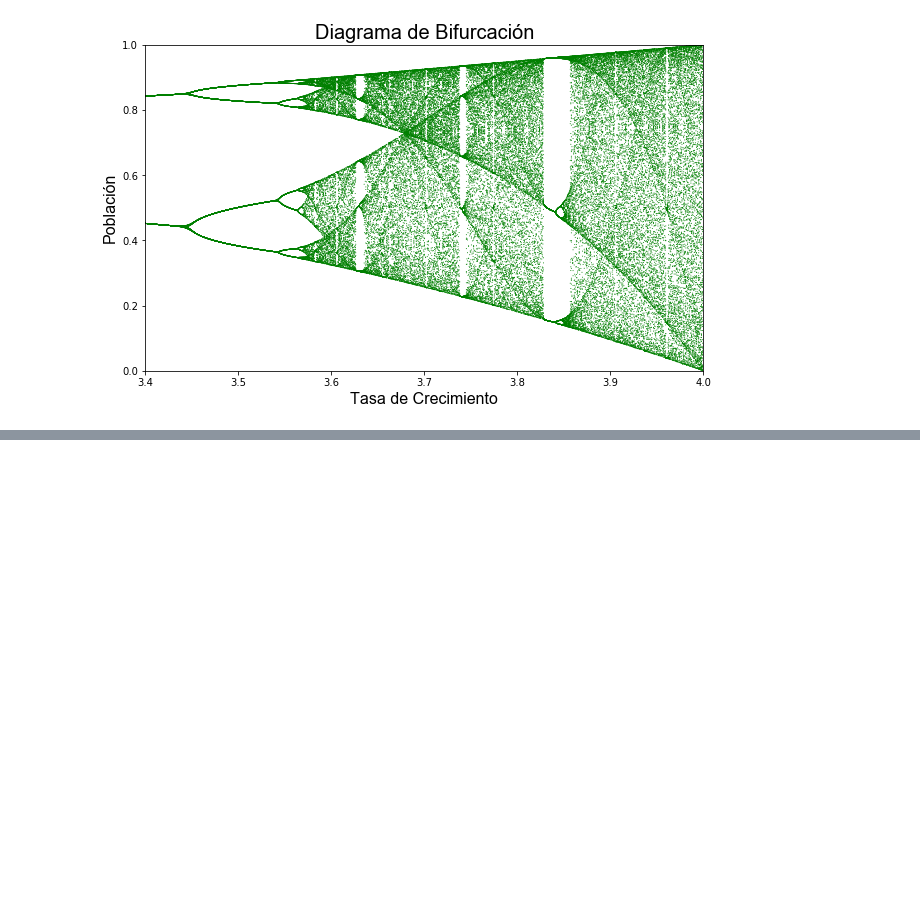
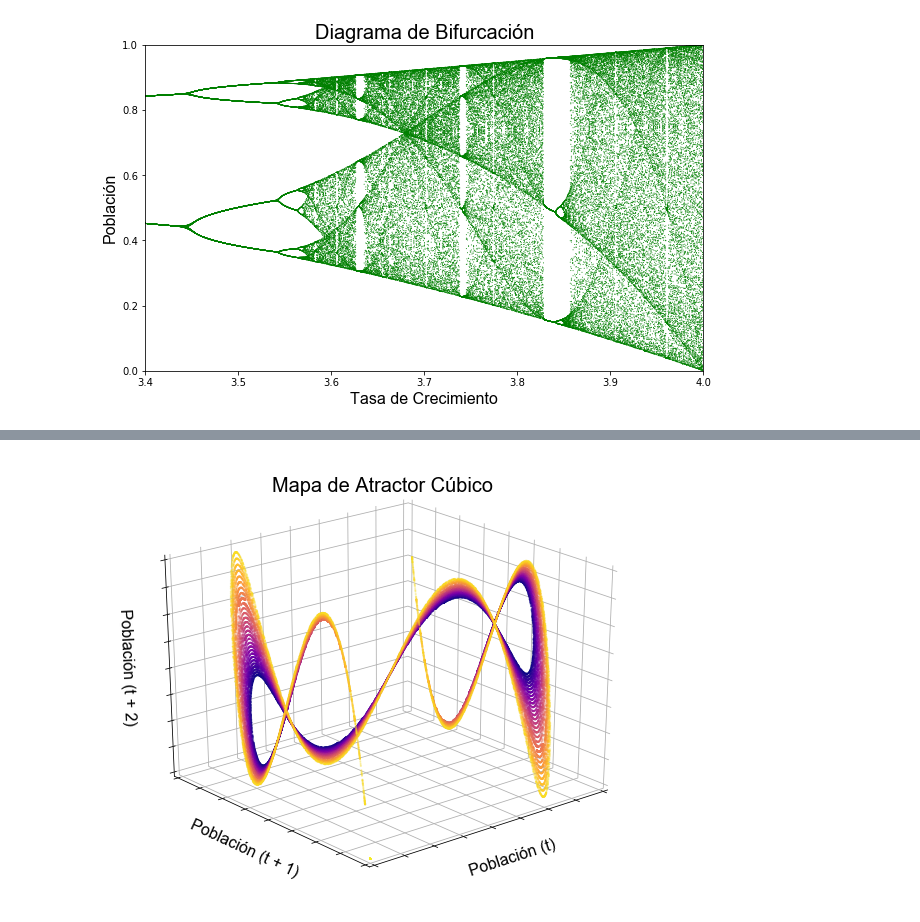
Before and after one commit to nayo666/computacional1, a Jupyter notebook: Actividad9/a9.ipynb, the cells around one changed output, grey strips where cells are left out. Drawn from its saved outputs; the diff is of its cells as text; code cells hidden in the pictures; blank space fills up the shorter version.

```diff
--- a/Actividad9/a9.ipynb
+++ b/Actividad9/a9.ipynb
@@ -23,2 +23,8 @@ phase_diagram_3d(pops, xmin=-1, xmax=1, ymin=-1, ymax=1, zmin=-1, zmax=1, alpha=
+# %%
+from pynamical import cubic_map, phase_diagram_3d
+pops = simulate(model=cubic_map, num_gens=3000, rate_min=3.5, num_rates=30, num_discard=100)
+phase_diagram_3d(pops, xmin=-1, xmax=1, ymin=-1, ymax=1, zmin=-1, zmax=1, alpha=0.2, color='plasma', azim=230, xlabel='Población (t)', ylabel='Población (t + 1)', zlabel='Población (t + 2)', title='Mapa de Atractor Cúbico')
+# %% [output]
+[figure, added]
 # %%
 # phase diagram: each chaotic growth rate has its own strange attractor curling through state space
```
Also changed, not shown: parts of 4 cells of this notebook.
